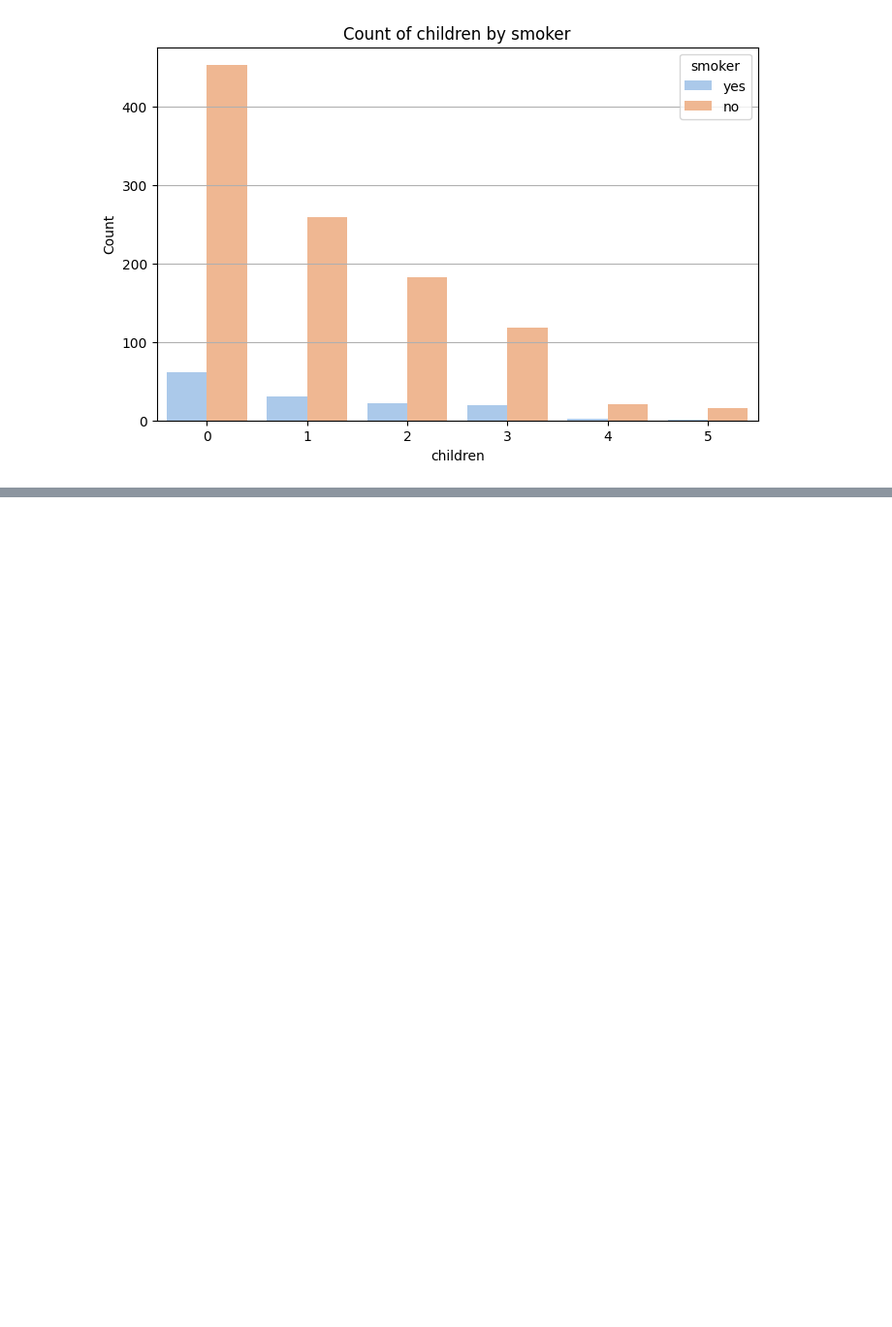
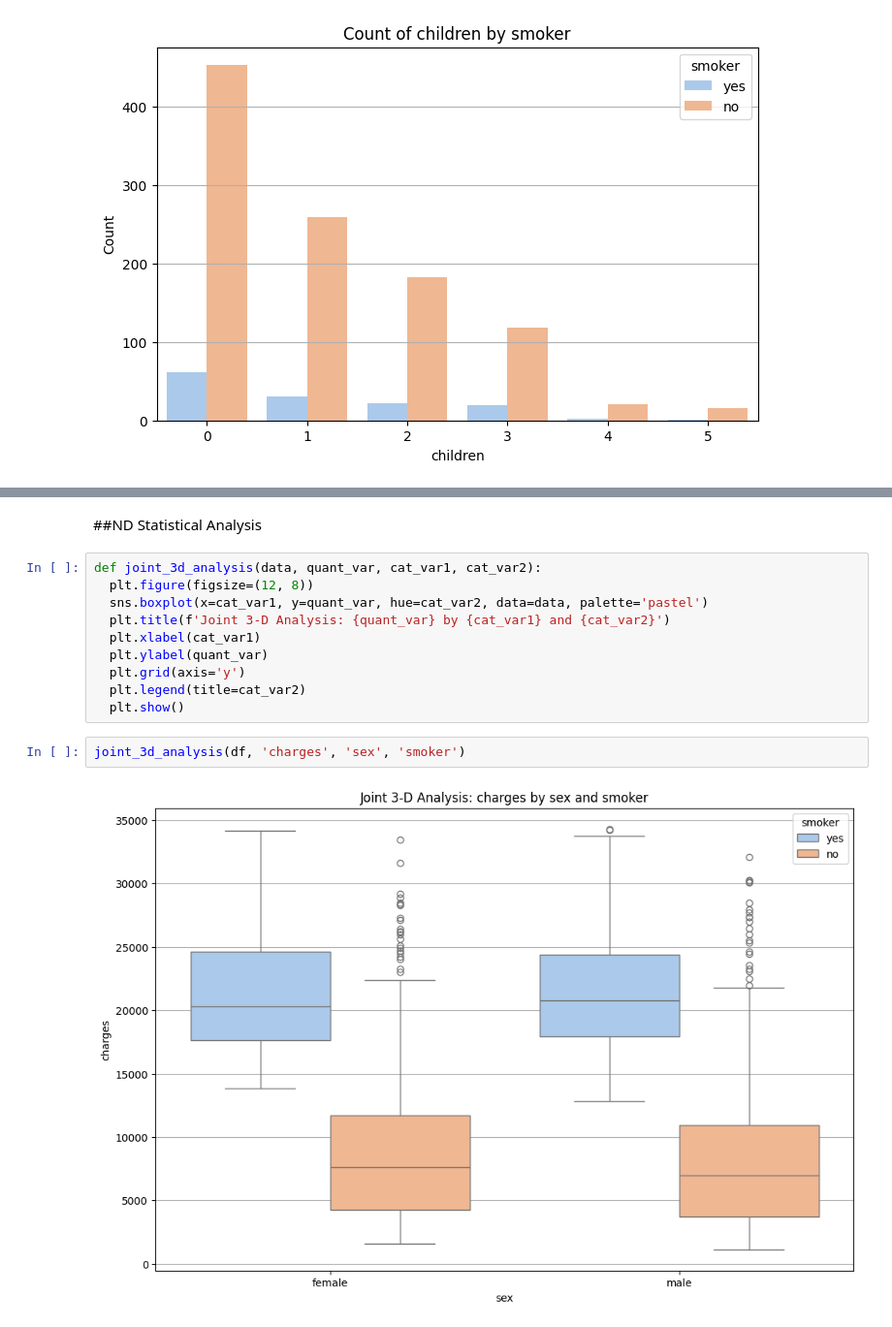
Before and after one commit to pujab21/EDA_DA1, a Jupyter notebook: EDA_DA1.ipynb, the cells around one changed output, grey strips where cells are left out. Shown at 97% size. Drawn from its saved outputs; the diff is of its cells as text; blank space fills up the shorter version.

```diff
--- a/EDA_DA1.ipynb
+++ b/EDA_DA1.ipynb
@@ -530,0 +839,16 @@ pairplot_numerical_features(df)
+# %% [markdown]
+##ND Statistical Analysis
+# %%
+def joint_3d_analysis(data, quant_var, cat_var1, cat_var2):
+  plt.figure(figsize=(12, 8))
+  sns.boxplot(x=cat_var1, y=quant_var, hue=cat_var2, data=data, palette='pastel')
+  plt.title(f'Joint 3-D Analysis: {quant_var} by {cat_var1} and {cat_var2}')
+  plt.xlabel(cat_var1)
+  plt.ylabel(quant_var)
+  plt.grid(axis='y')
+  plt.legend(title=cat_var2)
+  plt.show()
+# %%
+joint_3d_analysis(df, 'charges', 'sex', 'smoker')
+# %% [output]
+[figure, added]
```
Also changed, not shown: parts of 43 cells of this notebook.
